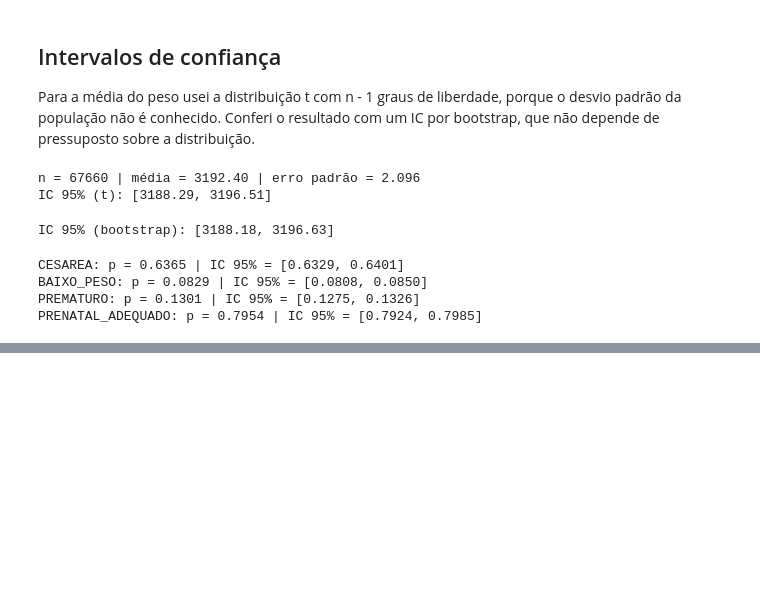
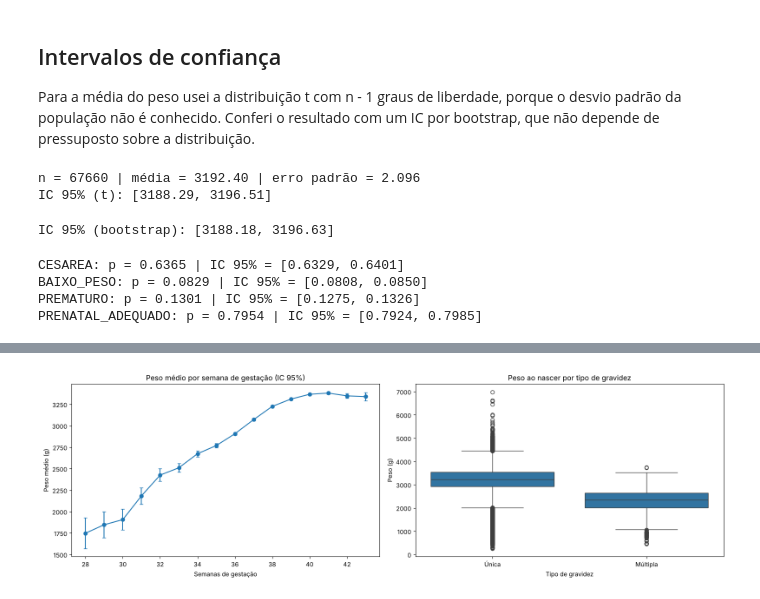
Before and after one commit to murilomunizzdias/Projeto-DATASUS, a Jupyter notebook: ProjetoDash.ipynb, the cells around one changed output, grey strips where cells are left out. Drawn from its saved outputs; the diff is of its cells as text; code cells hidden in the pictures; blank space fills up the shorter version.

```diff
--- a/ProjetoDash.ipynb
+++ b/ProjetoDash.ipynb
@@ -366,0 +394,17 @@ PRENATAL_ADEQUADO: p = 0.7954 | IC 95% = [0.7924, 0.7985]
+# %%
+por_semana = df[df['SEMAGESTAC'].between(28, 43)].groupby('SEMAGESTAC')['PESO'].agg(['mean', 'sem', 'count'])
+por_semana['ic'] = stats.t.ppf(0.975, por_semana['count'] - 1) * por_semana['sem']
+
+fig, eixos = plt.subplots(1, 2, figsize=(16, 5))
+eixos[0].errorbar(por_semana.index, por_semana['mean'], yerr=por_semana['ic'], fmt='o-', capsize=3)
+eixos[0].set_title('Peso médio por semana de gestação (IC 95%)')
+eixos[0].set_xlabel('Semanas de gestação')
+eixos[0].set_ylabel('Peso médio (g)')
+sns.boxplot(data=df, x='GRAVIDEZ_DESC', y='PESO', ax=eixos[1])
+eixos[1].set_title('Peso ao nascer por tipo de gravidez')
+eixos[1].set_xlabel('Tipo de gravidez')
+eixos[1].set_ylabel('Peso (g)')
+plt.tight_layout()
+plt.show()
+# %% [output]
+[figure, added]
```
Also changed, not shown: parts of 36 cells of this notebook, 5 other files.
